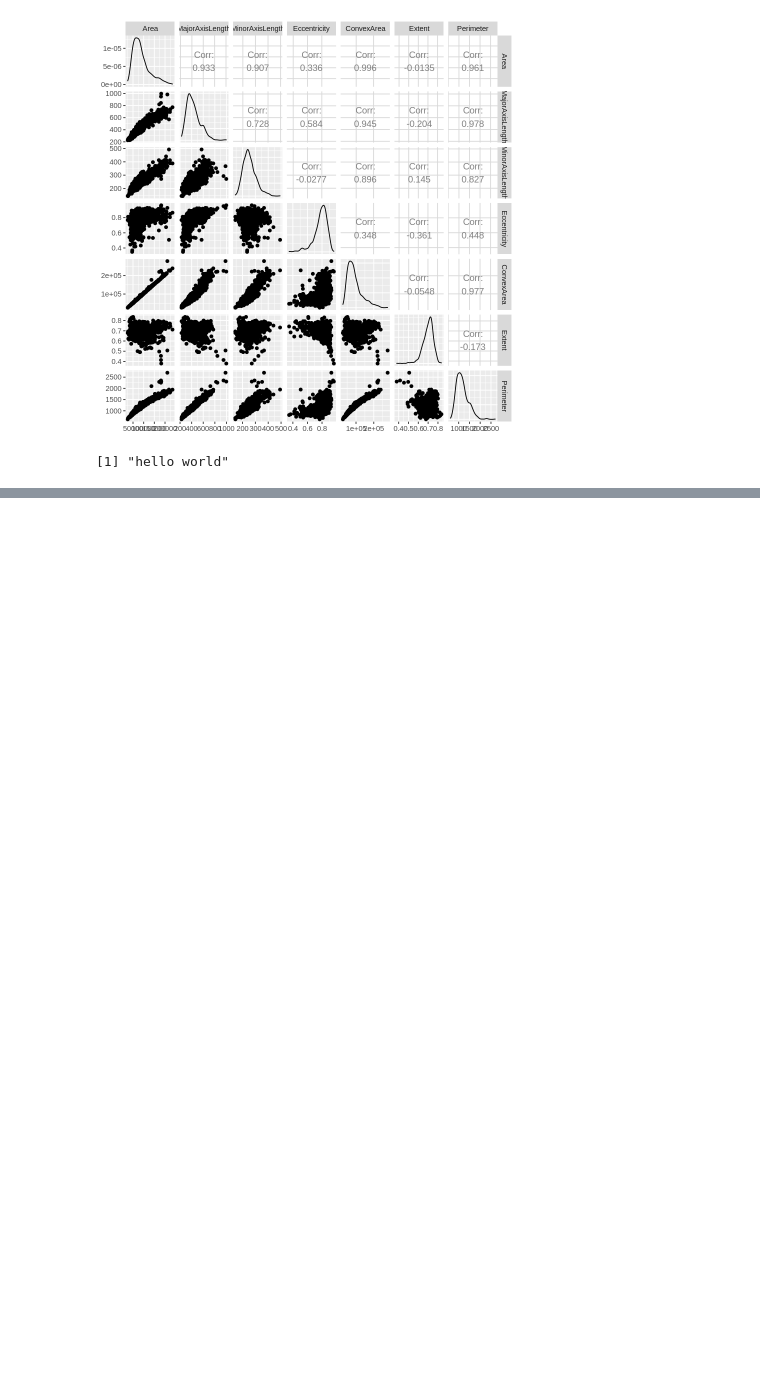
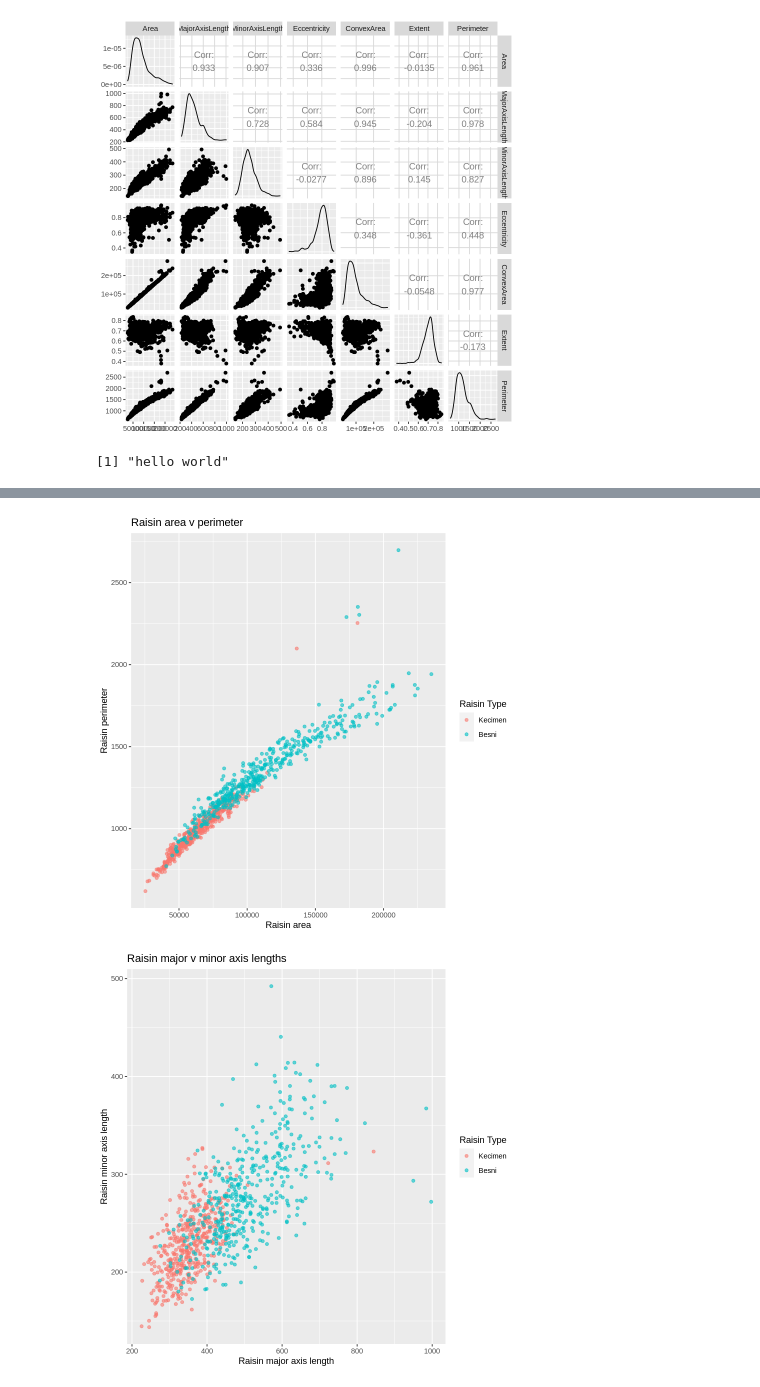
Before and after one commit to dylankim990/DSCI100_Group_1, a Jupyter notebook: project_ggpairs.ipynb, the cells around one changed output, grey strips where cells are left out. Saved outputs shown, nothing was run; the diff lists cells and outputs as text; code cells hidden in the pictures; blank space fills up the shorter version.

```diff
--- a/project_ggpairs.ipynb
+++ b/project_ggpairs.ipynb
@@ -41,0 +93,35 @@ cols(
+# %%
+# downloading libraries
+library(tidyverse)
+library(repr)
+library(GGally)
+library(broom)
+options(repr.matrix.max.rows = 6)
+
+# setting seed
+set.seed(5805)
+
+# scatter plot: Area v Perimeter
+area_perimeter_plot <- raisin_data %>%
+    ggplot(aes(x = Area, y = Perimeter, color = Class)) +
+    geom_point(alpha = 0.6) +
+    labs(x = "Raisin area",
+         y = "Raisin perimeter",
+         title = "Raisin area v perimeter",
+         color = "Raisin Type")
+
+area_perimeter_plot
+
+# scatter plot: MajorAxisLength v MinorAxisLength
+major_minor_plot <- raisin_data %>%
+    ggplot(aes(x = MajorAxisLength, y = MinorAxisLength, color = Class)) +
+    geom_point(alpha = 0.6) +
+    labs(x = "Raisin major axis length",
+         y = "Raisin minor axis length",
+         title = "Raisin major v minor axis lengths",
+         color = "Raisin Type")
+
+major_minor_plot
+# %% [output]
+[figure, added]
+[figure, added]
```
Also changed, not shown: parts of 2 cells of this notebook.
